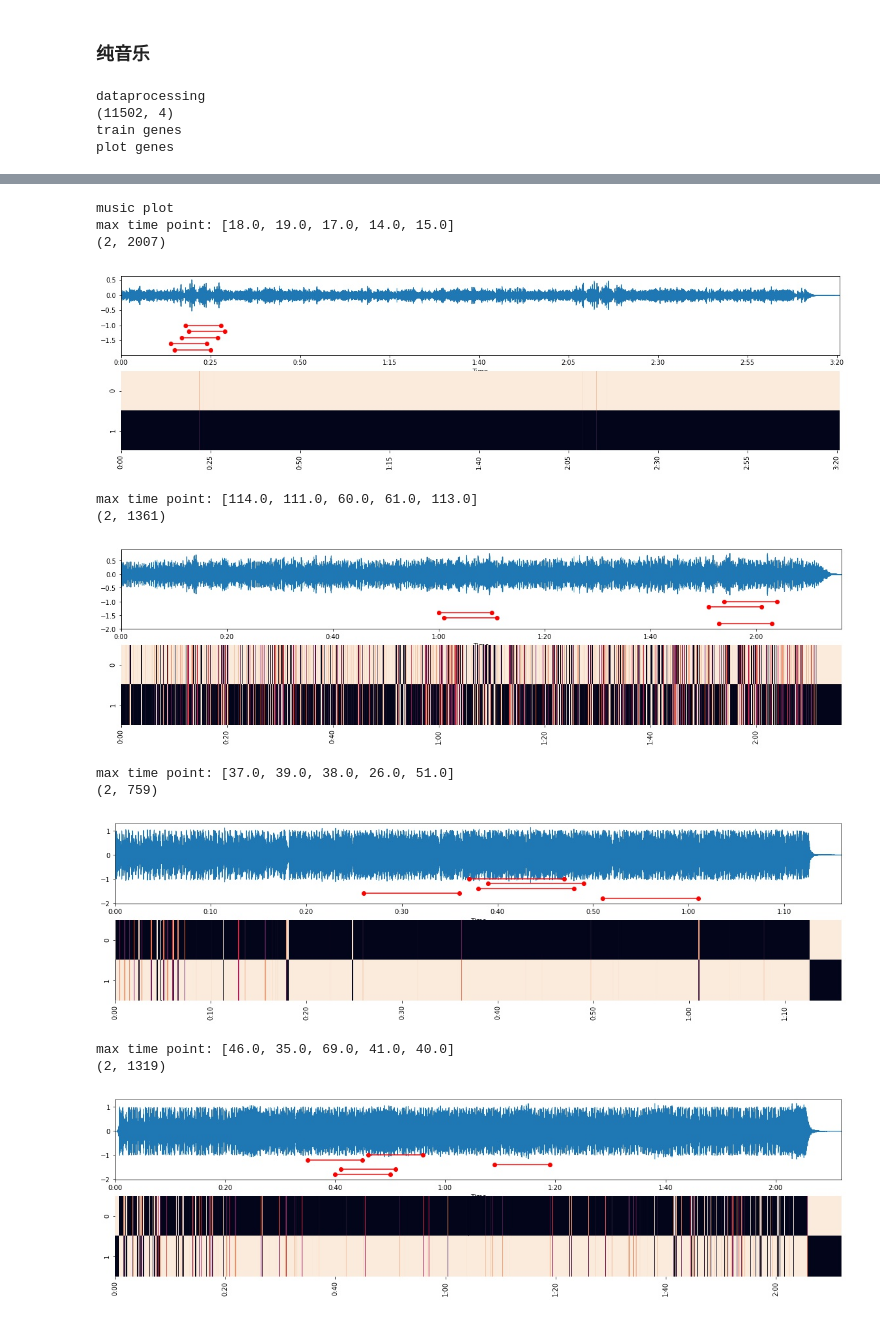
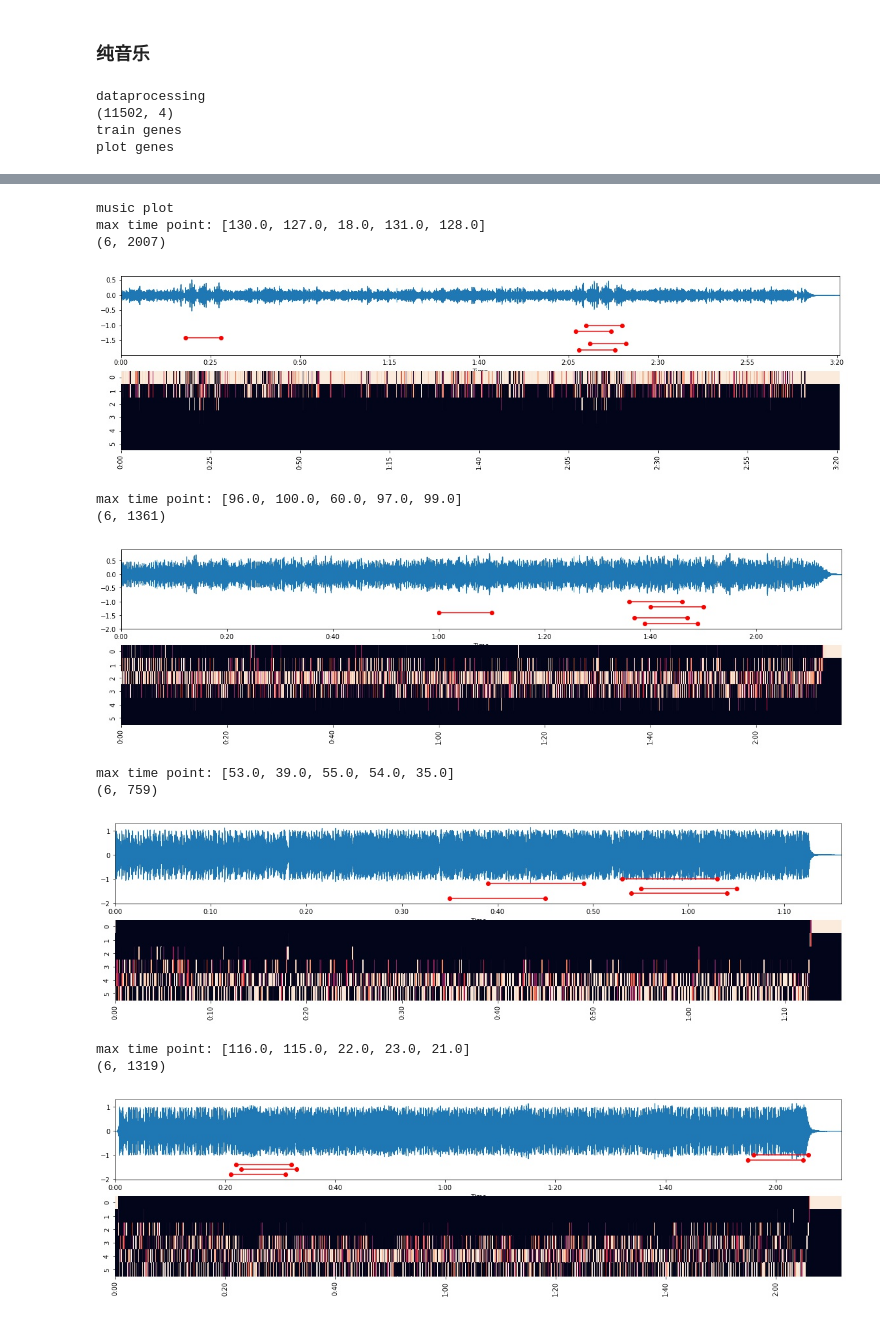
Before and after one commit to khalildogyy/music_structure, a Jupyter notebook: notebook/EG_on_music.ipynb, the cells around one changed output, grey strips where cells are left out. Cells and saved outputs as stored; diff of their text form; code cells hidden in the pictures.

```diff
--- a/notebook/EG_on_music.ipynb
+++ b/notebook/EG_on_music.ipynb
@@ -298,13 +298,18 @@ class Gene:
         start, end = 0, self.sl * timelength
         res, maxp = [], []
         while end < geneassign.shape[0]:
-            tmp = np.sum(geneassign[start: end, index])
-            tmo = abs(origindata[int(start/self.sl*sr): int(end/self.sl*sr)])
-            f = np.polyfit(range(len(tmo)), tmo, deg=2)    # 拟合二次曲线
-            if f[0] > 1:
-                start += self.sl
-                end += self.sl
-                continue
+#             tmp = np.sum(geneassign[start: end, index])
+
+            tmps = np.sum(geneassign[start: end, :], axis=0)
+            # 概率权值加和
+            tmp = sum([i*t for i, t in zip([0.,0.5,0.5,0.6,0.6,0.8], tmps)])
+
+#             tmo = abs(origindata[int(start/self.sl*sr): int(end/self.sl*sr)])
+#             f = np.polyfit(range(len(tmo)), tmo, deg=2)    # 拟合二次曲线
+#             if f[0] > 1:
+#                 start += self.sl
+#                 end += self.sl
+#                 continue
 
             if len(maxp) < numOfPoints:
                 maxp.append(tmp)
@@ -322,7 +327,7 @@ class Gene:
         res = [res[i] / self.sl for i in index]
         return res
 # %%
-gene_pure_slow = Gene('../data/pure_music/快/', 'pure_quick', gene_num=2, sl=10)
+gene_pure_slow = Gene('../data/pure_music/快/', 'pure_quick', gene_num=6, sl=10)
 print('dataprocessing')
 gene_pure_slow.dataprocessing()
 print('train genes')
@@ -340,13 +345,13 @@ plot genes
 music plot
-max time point: [18.0, 19.0, 17.0, 14.0, 15.0]
-(2, 2007)
+max time point: [130.0, 127.0, 18.0, 131.0, 128.0]
+(6, 2007)
-[figure, old version]
+[figure, new version]
-max time point: [114.0, 111.0, 60.0, 61.0, 113.0]
-(2, 1361)
+max time point: [96.0, 100.0, 60.0, 97.0, 99.0]
+(6, 1361)
-[figure, old version]
+[figure, new version]
-max time point: [37.0, 39.0, 38.0, 26.0, 51.0]
-(2, 759)
+max time point: [53.0, 39.0, 55.0, 54.0, 35.0]
+(6, 759)
-[figure, old version]
+[figure, new version]
-max time point: [46.0, 35.0, 69.0, 41.0, 40.0]
-(2, 1319)
+max time point: [116.0, 115.0, 22.0, 23.0, 21.0]
+(6, 1319)
-[figure, old version]
+[figure, new version]
```
Also changed, not shown: parts of 1 cell of this notebook.
